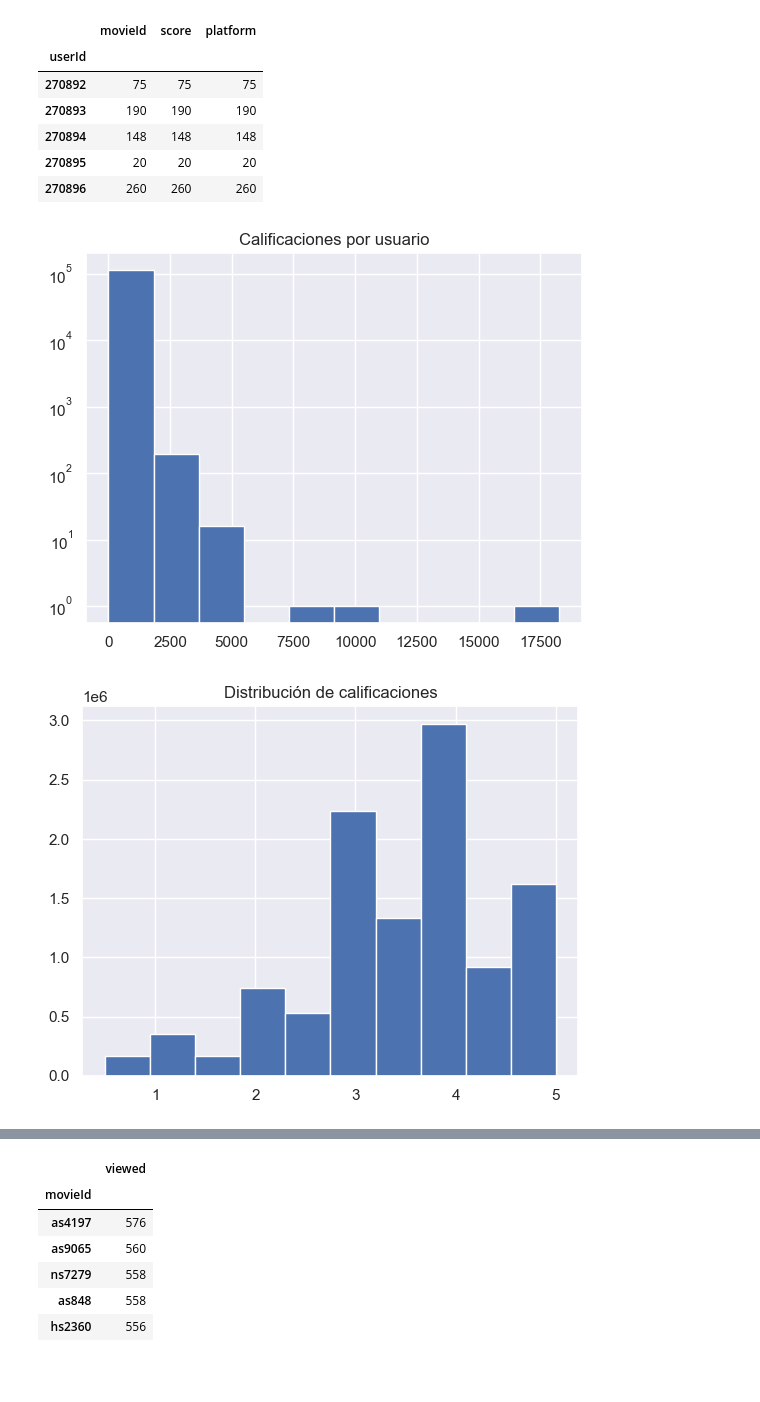
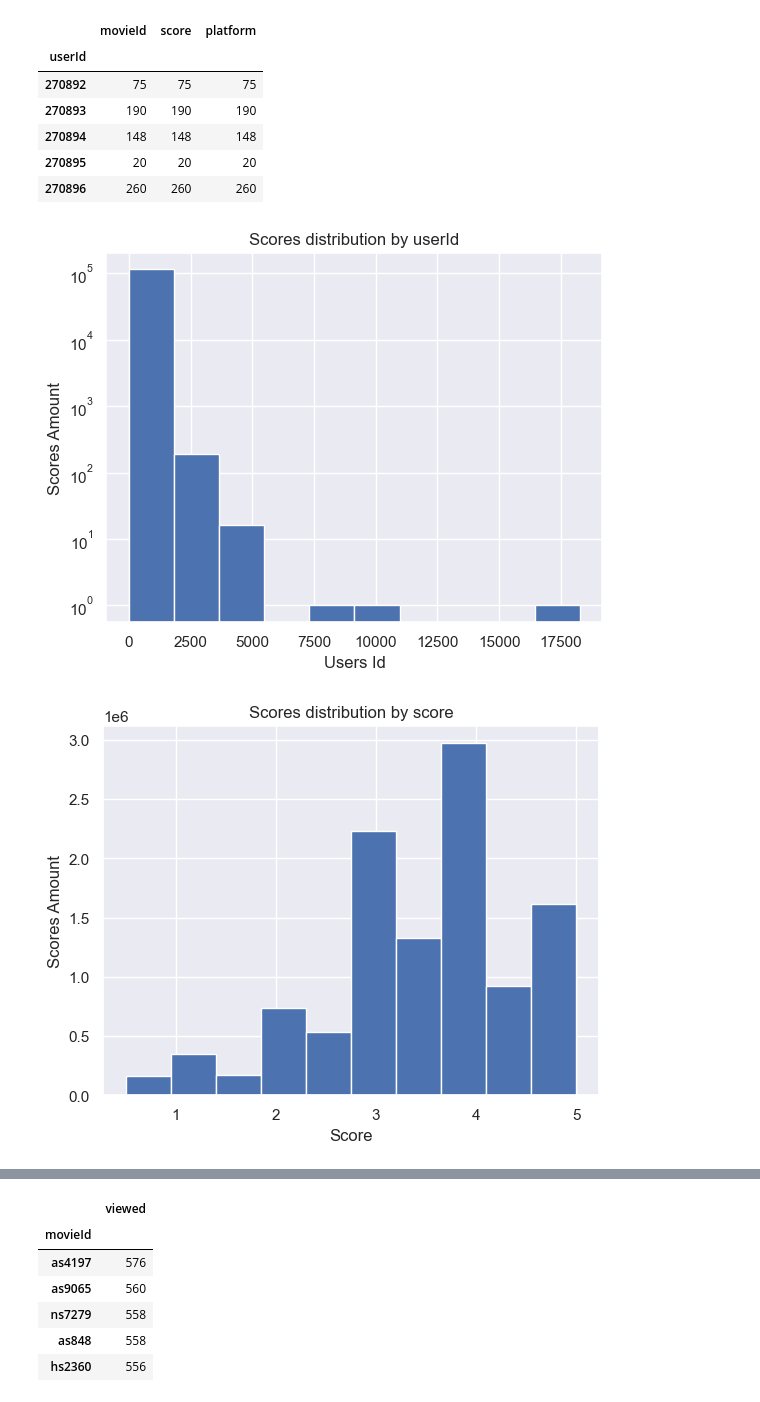
Before and after one commit to LucianoLarrea/PI_ML_OPS, a Jupyter notebook: 3-EDA.ipynb, the cells around one changed output, grey strips where cells are left out. Drawn from its saved outputs; the diff is of its cells as text; code cells hidden in the pictures; blank space fills up the shorter version.

```diff
--- a/3-EDA.ipynb
+++ b/3-EDA.ipynb
@@ -68,18 +84,22 @@ users: 115077
 | 270895 | 20 | 20 | 20 |
 | 270896 | 260 | 260 | 260 |
 # %%
-# Distribucion de calificaciones de películas por usuario
+# Distribucion de calificaciones por usuario
 plt.hist(scoresByUser.score, log= True)
-plt.title('Calificaciones por usuario')
+plt.title('Scores distribution by userId')
+plt.ylabel("Scores Amount")      # Adjust the label of the y-axis
+plt.xlabel("Users Id")              # # Adjust the label of the x-axis
 plt.show()
 # %% [output]
-[figure, old version]
+[figure, new version]
 # %%
 # Distribución de las cantidades de calificaciones
 score['score'].hist()
-plt.title('Distribución de calificaciones')
+plt.title('Scores distribution by score')
+plt.ylabel("Scores Amount")      # Adjust the label of the y-axis
+plt.xlabel("Score")              # # Adjust the label of the x-axis
 plt.show()
 # %% [output]
-[figure, old version]
+[figure, new version]
 # %%
 # Calificaciones por pelicula
```
Also changed, not shown: parts of 17 cells of this notebook, 7 other files.
